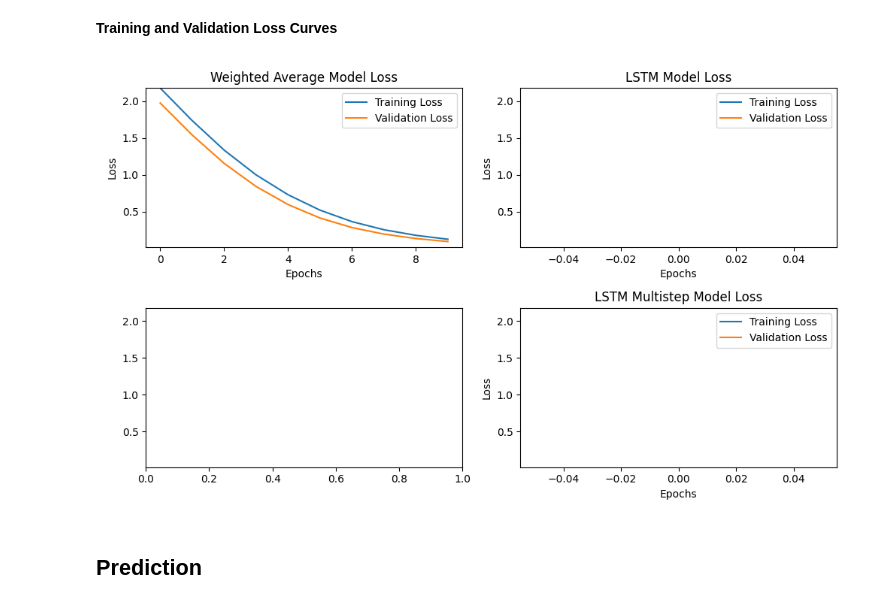
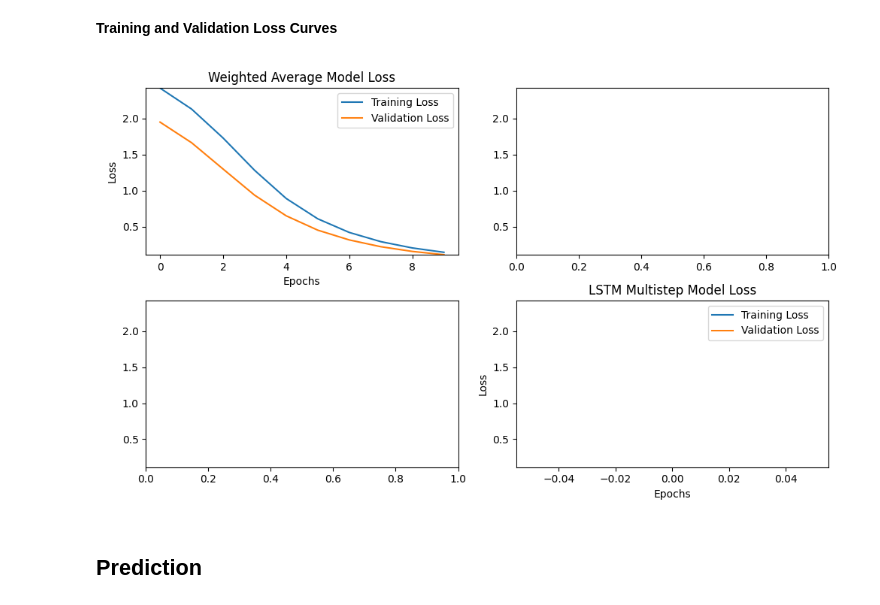
Before and after one commit to ArnavTapadia/emili_TimeSeriesPredictor, a Jupyter notebook: time_series_predictor/Notebooks/Random_Sine_Prediction.ipynb, the cells around one changed output. Cells and saved outputs as stored; diff of their text form; code cells hidden in the pictures.

Commit message:
testing with larger lookback

```diff
--- a/time_series_predictor/Notebooks/Random_Sine_Prediction.ipynb
+++ b/time_series_predictor/Notebooks/Random_Sine_Prediction.ipynb
@@ -36,9 +36,9 @@ phase_dist = (0, 2 * np.pi)  # Min, Max for uniform distribution
 
 
 #Supervise learning parameters
-lookback = 600
-forecast = 100
-timesteps = 700 #each spaced delta_t apart
+lookback = 1500
+forecast = 300
+timesteps = 1500+300 #each spaced delta_t apart
 delta_t = 0.01 # time between samples
 assert timesteps == lookback + forecast
 
@@ -243,14 +243,14 @@ plt.xlabel("Epochs")
 plt.ylabel("Loss")
 plt.legend()
 
-# LSTM Model loss curves
-plt.subplot(2, 2, 2)
-plt.plot(lstm_train_loss, label='Training Loss')
-plt.plot(lstm_val_loss, label='Validation Loss')
-plt.title("LSTM Model Loss")
-plt.xlabel("Epochs")
-plt.ylabel("Loss")
-plt.legend()
+# # LSTM Model loss curves
+# plt.subplot(2, 2, 2)
+# plt.plot(lstm_train_loss, label='Training Loss')
+# plt.plot(lstm_val_loss, label='Validation Loss')
+# plt.title("LSTM Model Loss")
+# plt.xlabel("Epochs")
+# plt.ylabel("Loss")
+# plt.legend()
 
 # LSTM recursive Model loss curves
 # plt.subplot(2, 2, 3)
@@ -259,38 +259,38 @@ plt.legend()
 # plt.title("Recursive Prediction Trained LSTM Model Loss")
 # plt.xlabel("Epochs")
 # plt.ylabel("Loss")
 # plt.legend()
 
 plt.subplot(2, 2, 4)
 plt.plot(lstm_multistep_train_loss, label='Training Loss')
 plt.plot(lstm_multistep_val_loss, label='Validation Loss')
 plt.title("LSTM Multistep Model Loss")
 plt.xlabel("Epochs")
 plt.ylabel("Loss")
 plt.legend()
 
 # Set the same y-axis limits for both plots
-y_min = min(min(weighted_average_train_loss), min(weighted_average_val_loss),
-            min(lstm_train_loss), min(lstm_val_loss))
-y_max = max(max(weighted_average_train_loss), max(weighted_average_val_loss),
-            max(lstm_train_loss), max(lstm_val_loss))
+y_min = min(min(weighted_average_train_loss), min(weighted_average_val_loss))#,
+            # min(lstm_train_loss), min(lstm_val_loss))
+y_max = max(max(weighted_average_train_loss), max(weighted_average_val_loss))#,
+            # max(lstm_train_loss), max(lstm_val_loss))
 
 plt.subplot(2, 2, 1)
 plt.ylim([y_min,y_max])  # Set y-axis limits for the first plot
 
 plt.subplot(2, 2, 2)
 plt.ylim([y_min,y_max])  # Set y-axis limits for the second plot
 
 plt.subplot(2, 2, 3)
 plt.ylim([y_min,y_max])  # Set y-axis limits for the second plot
 
 plt.subplot(2, 2, 4)
 plt.ylim([y_min,y_max])  # Set y-axis limits for the second plot
 
 plt.tight_layout()
 plt.show()
 # %% [output]
-[figure, old version]
+[figure, new version]
 # %% [markdown]
 ## Prediction
 # %%
```
Also changed, not shown: parts of 5 cells of this notebook.
